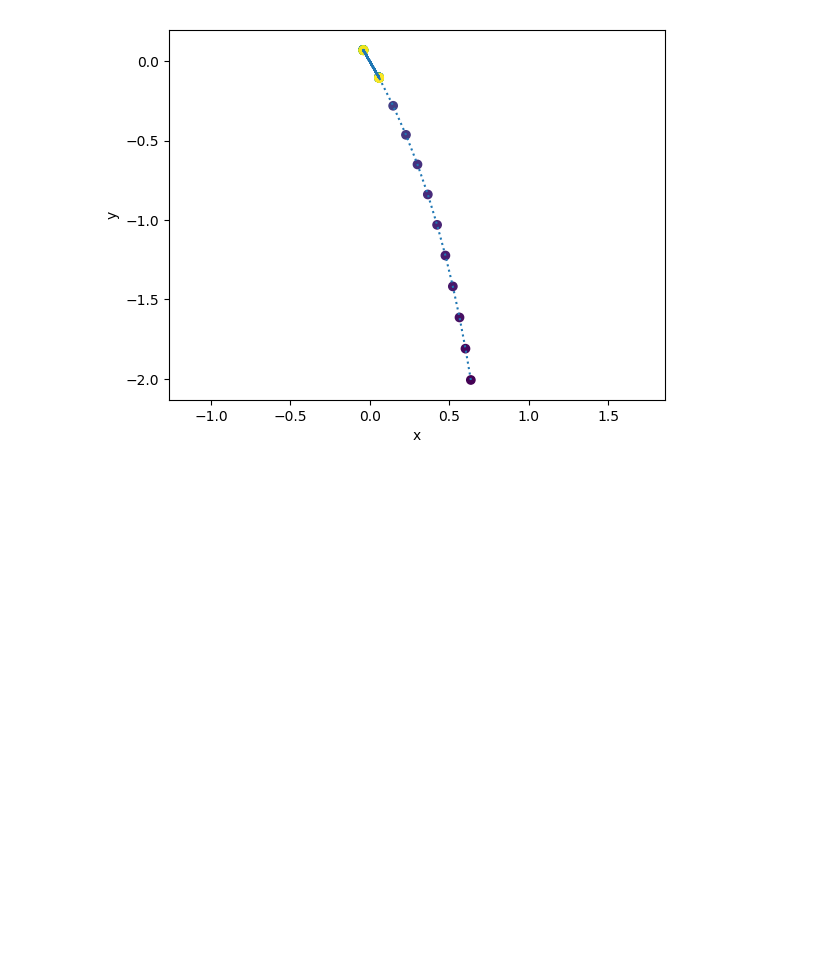
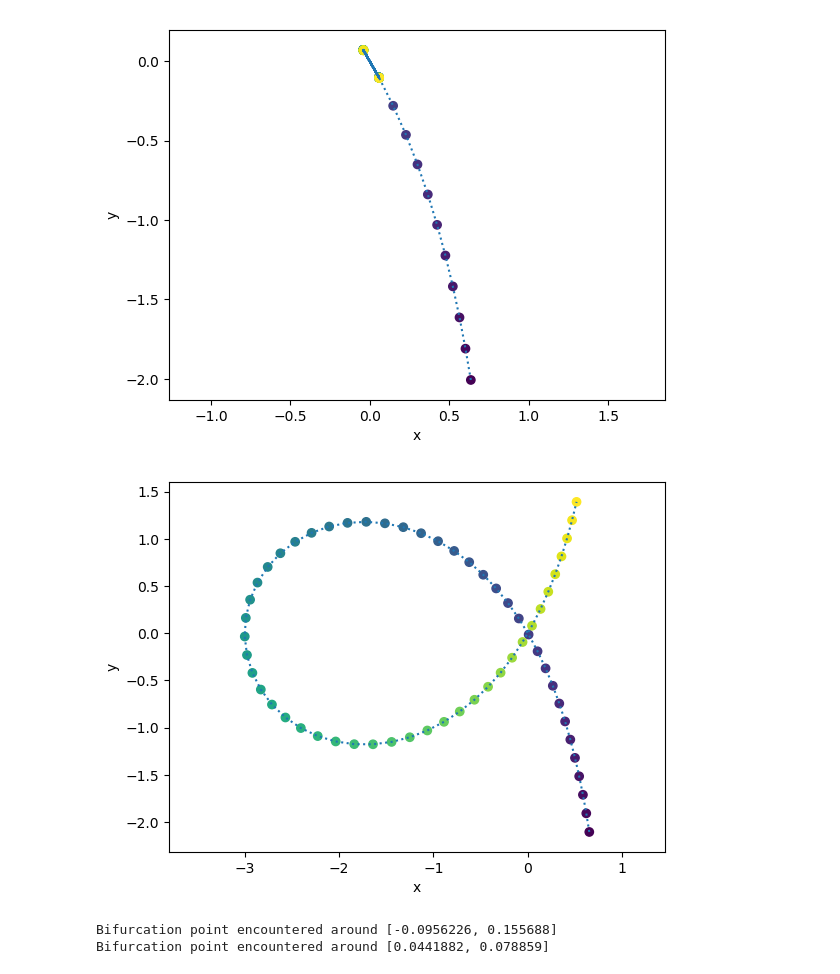
Before and after one commit to MSeeker1340/demos, a Jupyter notebook: continuation/Numerical Continuation.ipynb, the cells around one changed output. Cells and saved outputs as stored; diff of their text form; code cells hidden in the pictures; blank space fills up the shorter version.

Commit message:
Implemented bifurcation detection

```diff
--- a/continuation/Numerical Continuation.ipynb
+++ b/continuation/Numerical Continuation.ipynb
@@ -246,0 +365,21 @@ axis("equal")
+# %%
+curve = MaclaurinTrisectrix(1.0)
+u0 = [1.0, -2.1]
+tracer = BifurcationTracer(curve, u0)
+Nstep = 60
+trajectory = zeros(2,Nstep+1); trajectory[:,1] = tracer.u
+for step = 1:Nstep
+    step!(tracer)
+    trajectory[:,step+1] = tracer.u
+end
+
+plot(trajectory[1,:], trajectory[2,:], ":")
+scatter(trajectory[1,:], trajectory[2,:], c=1:Nstep+1)
+xlabel("x")
+ylabel("y")
+axis("equal")
+;
+# %% [output]
+[figure, added]
+Bifurcation point encountered around [-0.0956226, 0.155688]
+Bifurcation point encountered around [0.0441882, 0.078859]
```
Also changed, not shown: parts of 2 cells of this notebook.
